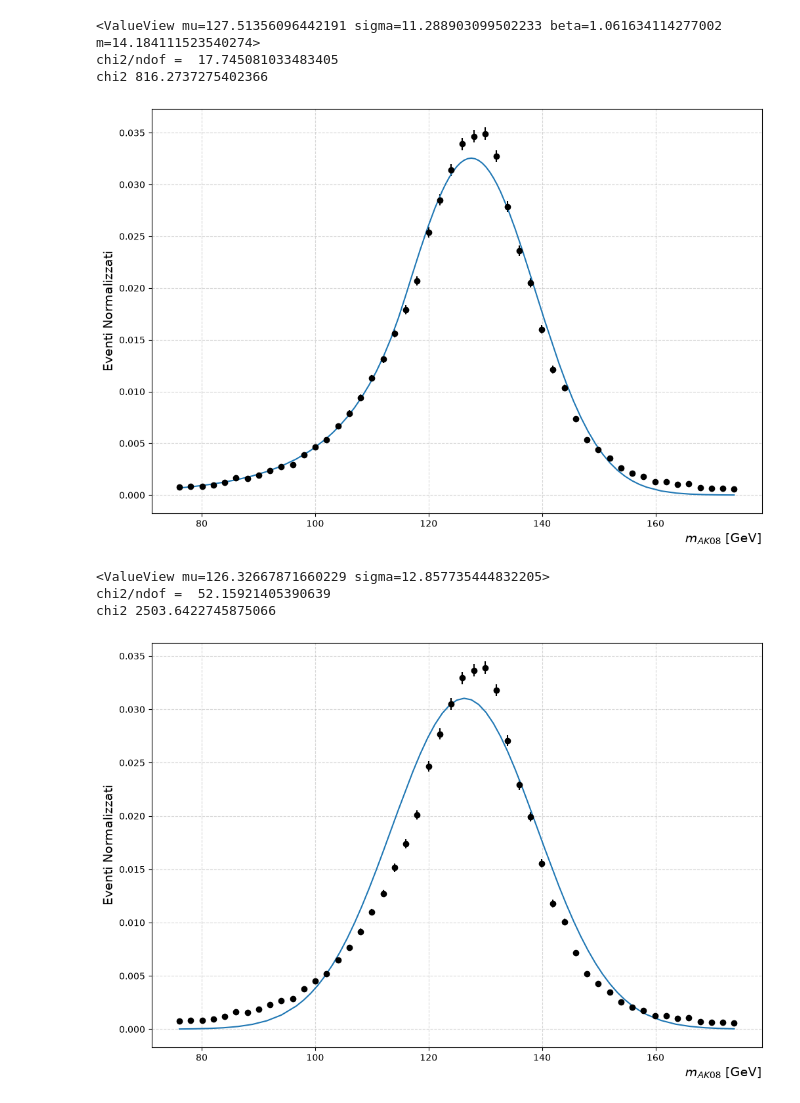
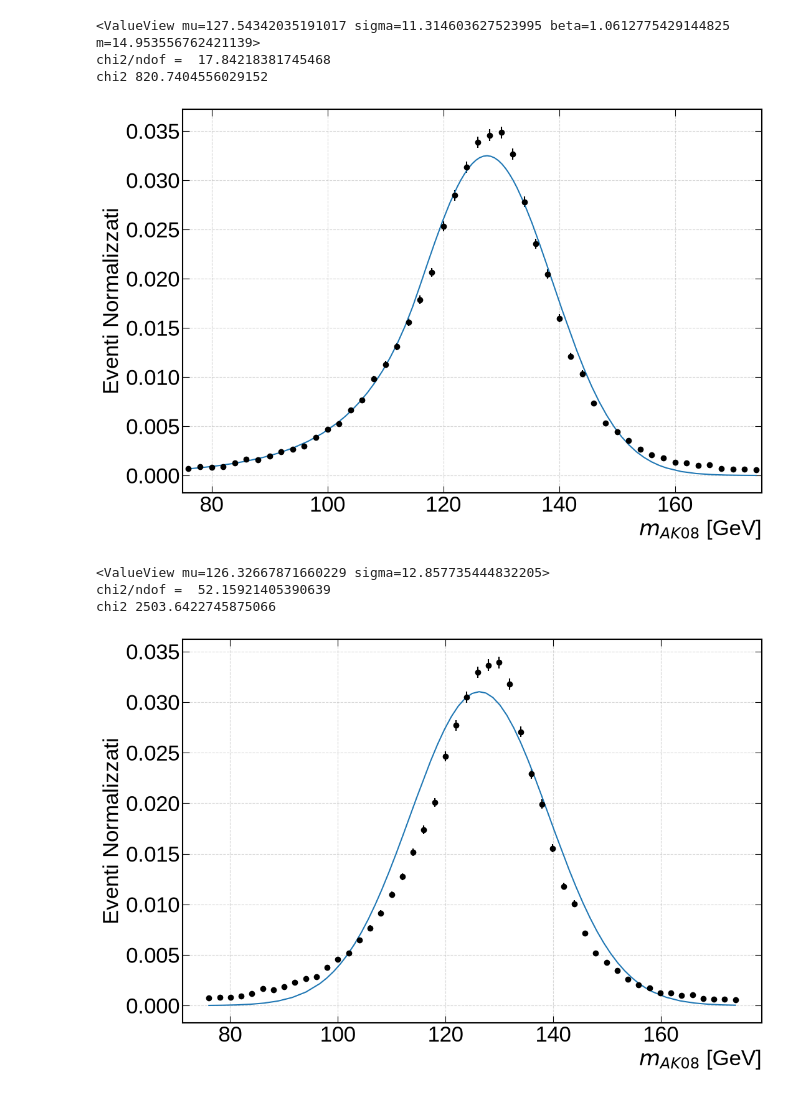
Before and after one commit to riccardocanterini-cyber/Tesi, a Jupyter notebook: Fit_Monofunzione/Fit_Dati_Filtrati_125.ipynb, the cells around one changed output. Cells and saved outputs as stored; diff of their text form; code cells hidden in the pictures.

```diff
--- a/Fit_Monofunzione/Fit_Dati_Filtrati_125.ipynb
+++ b/Fit_Monofunzione/Fit_Dati_Filtrati_125.ipynb
@@ -109,38 +181,52 @@ with open("fit_errors.json", "w") as h:
 # %%
 from Utilities import cb_pdf
 
 x_CB=x_easy
 y_CB=[cb_pdf(xi, mu=125, sigma=10, beta=1.5, m=30 ) for xi in x_CB]
 
 ls_CB=LeastSquares(bin_centers, bin_densities, yerr, model=cb_pdf)
 m=Minuit(ls_CB, mu=125, sigma=10, beta=1.5, m=30)
 m.limits["mu"]= (100, 150)
 m.limits["sigma"]= (0.1, 20)
 m.limits["beta"]= (0.1, 10)
 m.limits["m"]= (0.1, 100)
 m.migrad()
+plt.rcParams.update({
+    'font.size': 25,
+    'font.family': 'sans-serif',
+    'font.sans-serif': ['Liberation Sans', 'DejaVu Sans'],
+    'xtick.direction': 'in',
+    'ytick.direction': 'in',
+    'xtick.major.size': 8,
+    'ytick.major.size': 8,
+    'xtick.minor.size': 4,
+    'ytick.minor.size': 4,
+    'xtick.top': True,
+    'ytick.right': True,
+    'axes.linewidth': 1.5,
+})
+
+fix, ax= plt.subplots(figsize=(12, 8))
 
 
 
-ix, ax= plt.subplots(figsize=(12, 8))
-
 m.visualize()
 #plt.legend(loc= "upper right", fontsize=14, frameon=True, framealpha=0.9, title="Fit ottimizzato con Minuit")
-ax.set_xlabel(r"$m_{AK08}$ [GeV]", fontsize=14, loc="right")
-ax.set_ylabel("Eventi Normalizzati", fontsize=14)
-#ax.set_xlim(0, 100)
+ax.set_xlabel(r"$m_{AK08}$ [GeV]", fontsize=25, loc="right")
+ax.set_ylabel("Eventi Normalizzati", fontsize=25)
+ax.set_xlim(75, 175)
 ax.grid(True, linestyle='--', alpha=0.5)
 
-#plt.savefig('/home/riccardo/Tesi/Cartella_Analisi_Dati/Immagini/CrystallBall_Minuit_25', bbox_inches='tight')
+plt.savefig('/home/riccardo/Tesi/Cartella_Analisi_Dati/Immagini/CB_125', bbox_inches='tight')
 #stampiamo chi2 e chi2 ridotto
 print(m.values)
 print("chi2/ndof = ", m.fval / m.ndof)
 print("chi2", m.fval)
 # %% [output]
-<ValueView mu=127.51356096442191 sigma=11.288903099502233 beta=1.061634114277002 m=14.184111523540274>
-chi2/ndof =  17.745081033483405
-chi2 816.2737275402366
+<ValueView mu=127.54342035191017 sigma=11.314603627523995 beta=1.0612775429144825 m=14.953556762421139>
+chi2/ndof =  17.84218381745468
+chi2 820.7404556029152
-[figure, old version]
+[figure, new version]
 # %%
 from numba_stats import truncnorm
 
@@ -162,17 +248,31 @@ m_gauss.limits["mu"]= (100, 150)
 m_gauss.limits["sigma"]= (0.1, 20)
 m_gauss.migrad()
 
-ix, ax= plt.subplots(figsize=(12, 8))
+plt.rcParams.update({
+    'font.size': 25,
+    'font.family': 'sans-serif',
+    'font.sans-serif': ['Liberation Sans', 'DejaVu Sans'],
+    'xtick.direction': 'in',
+    'ytick.direction': 'in',
+    'xtick.major.size': 8,
+    'ytick.major.size': 8,
+    'xtick.minor.size': 4,
+    'ytick.minor.size': 4,
+    'xtick.top': True,
+    'ytick.right': True,
+    'axes.linewidth': 1.5,
+})
 
+fix, ax= plt.subplots(figsize=(12, 8))
 
 
 m_gauss.visualize()
 #plt.legend(loc= "upper right", fontsize=14, frameon=True, framealpha=0.9, title="Fit ottimizzato con Minuit")
-ax.set_xlabel(r"$m_{AK08}$ [GeV]", fontsize=14, loc="right")
-ax.set_ylabel("Eventi Normalizzati", fontsize=14)
+ax.set_xlabel(r"$m_{AK08}$ [GeV]", fontsize=25, loc="right")
+ax.set_ylabel("Eventi Normalizzati", fontsize=25)
 
 ax.grid(True, linestyle='--', alpha=0.5)
-#plt.savefig('/home/riccardo/Tesi/Cartella_Analisi_Dati/Immagini/Gauss_Minuit_25', bbox_inches='tight')
+plt.savefig('/home/riccardo/Tesi/Cartella_Analisi_Dati/Immagini/Gauss_125', bbox_inches='tight')
 #Stampiano chi2 e chi2 ridotto
 print(m_gauss.values)
 print("chi2/ndof = ", m_gauss.fval / m_gauss.ndof)
@@ -181,4 +281,4 @@ print("chi2", m_gauss.fval)
 <ValueView mu=126.32667871660229 sigma=12.857735444832205>
 chi2/ndof =  52.15921405390639
 chi2 2503.6422745875066
-[figure, old version]
+[figure, new version]
```
Also changed, not shown: parts of 3 cells of this notebook, 45 other files.
